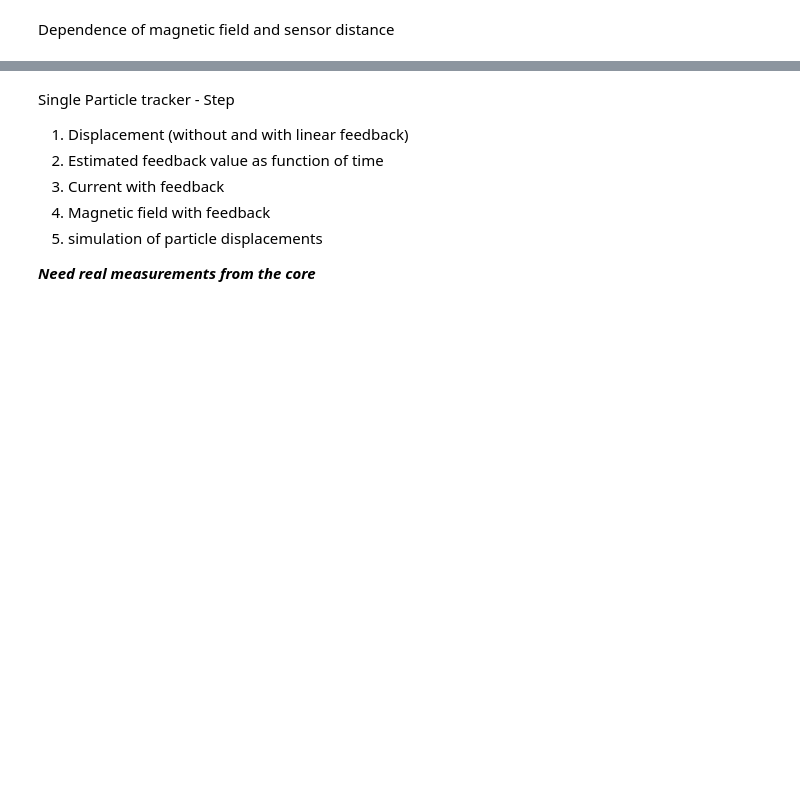
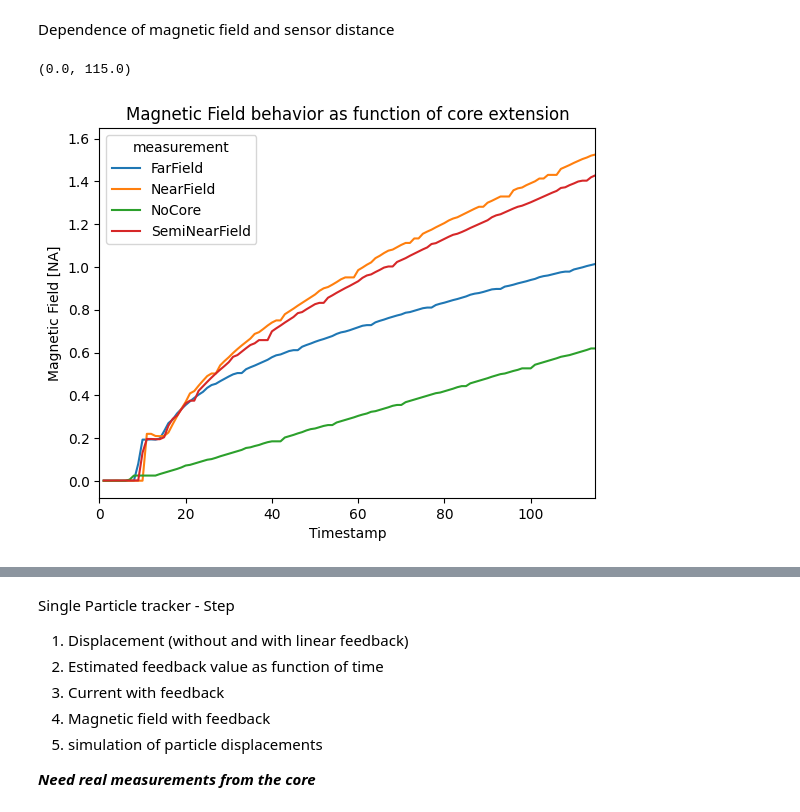
Before and after one commit to ArttuD/MicrorheologyProto, a Jupyter notebook: Notebook.ipynb, the cells around one changed output, grey strips where cells are left out. Cells and saved outputs as stored; diff of their text form; code cells hidden in the pictures; blank space fills up the shorter version.

```diff
--- a/Notebook.ipynb
+++ b/Notebook.ipynb
@@ -264,3 +262,12 @@ ax[0,1].vlines(1,-0.1,1.75, linestyle = "dashed", color = "red", label = "Hall s
+# %%
+
+
+plt.title("Magnetic Field behavior as function of core extension")
+plt.ylabel("Magnetic Field [NA]")
+plt.xlabel("Timestamp")
+# %% [output]
+(0.0, 115.0)
+[figure, added]
 # %%
 file =  "./data/One_coil_slope_constant.csv"
 df = pd.read_csv(file, sep = ",", skiprows= range(9), names = ["t", "B"])
```
Also changed, not shown: parts of 10 cells of this notebook, 5 other files.
